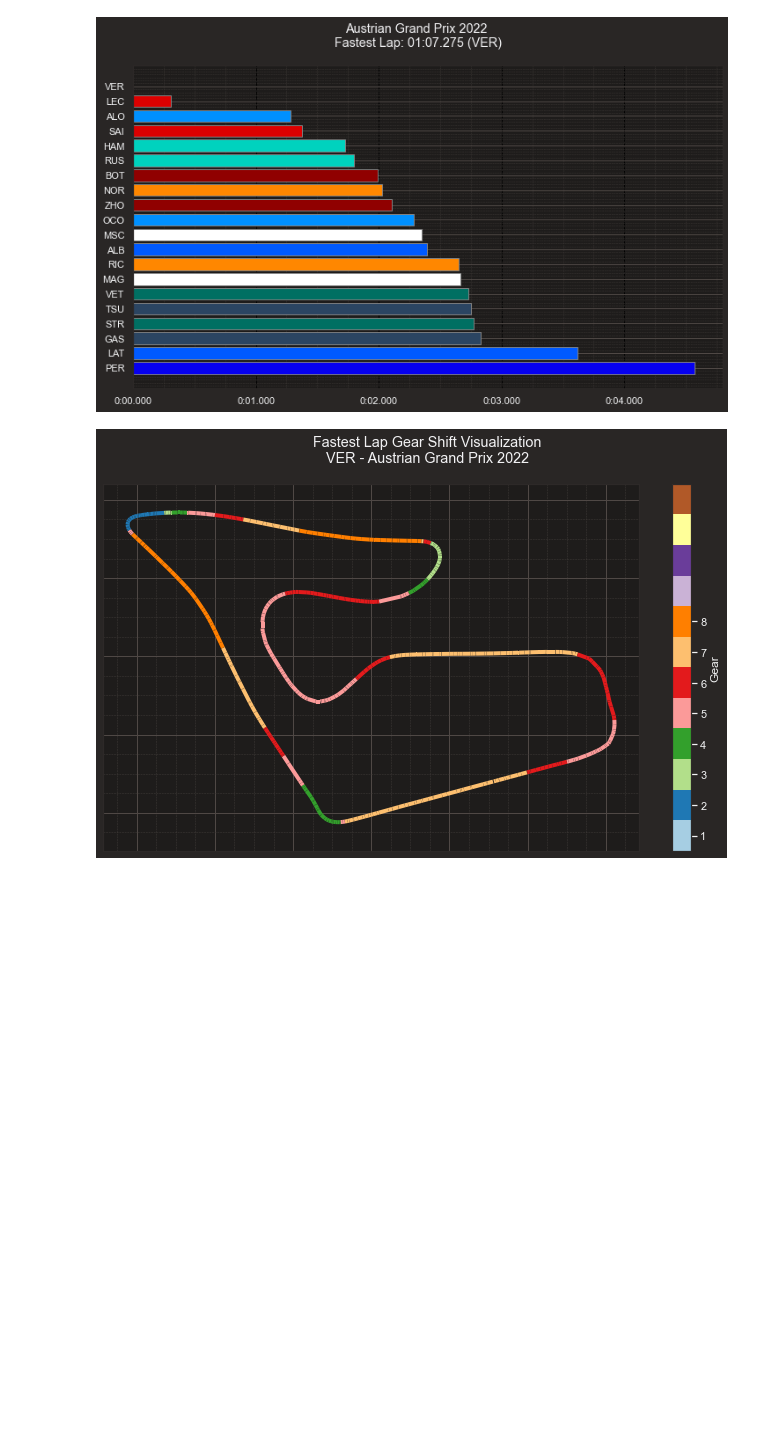
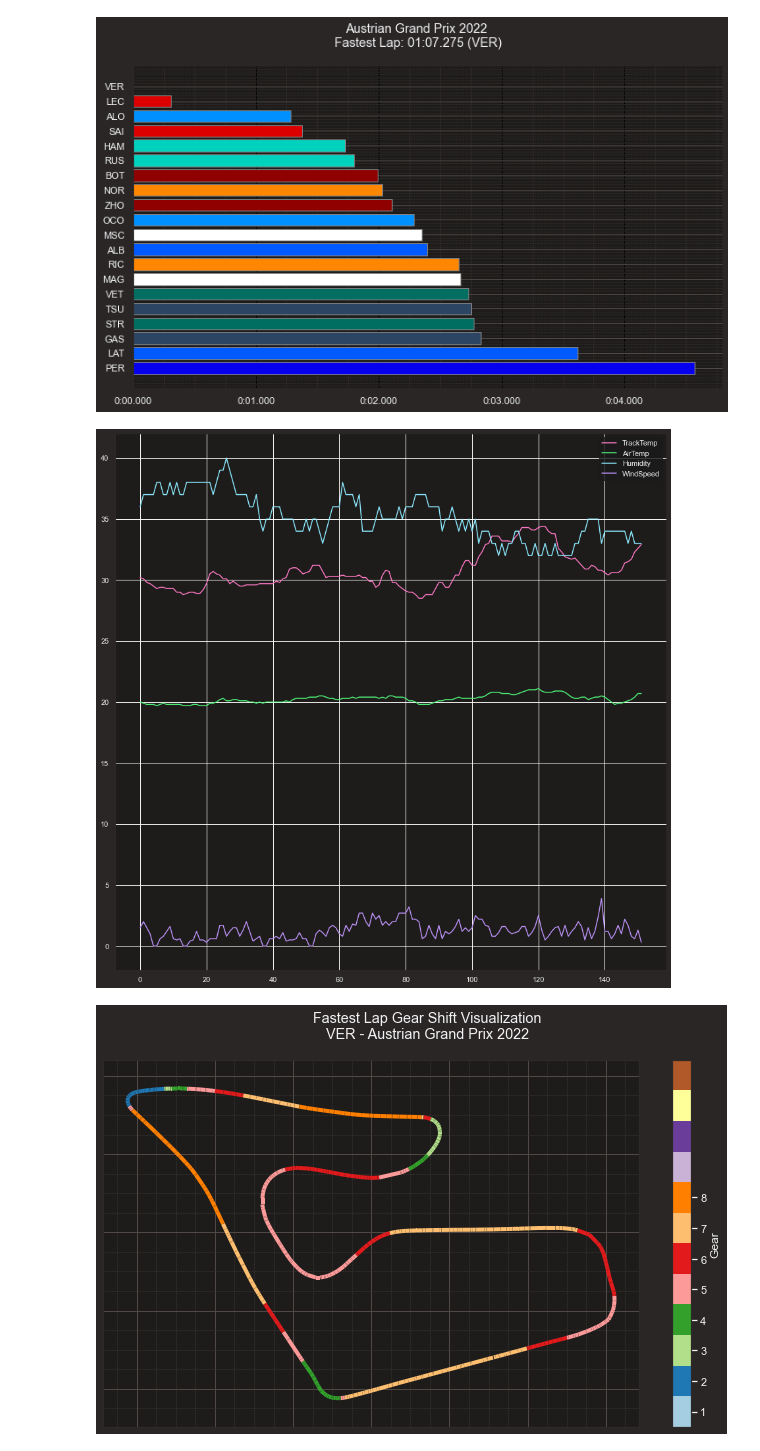
Before and after one commit to CamStevens15/F1_2022_race_analytics, a Jupyter notebook: Code_Analysis/RedBullRing2022.ipynb, the cells around one changed output. Saved outputs shown, nothing was run; the diff lists cells and outputs as text; code cells hidden in the pictures; blank space fills up the shorter version.

```diff
--- a/Code_Analysis/RedBullRing2022.ipynb
+++ b/Code_Analysis/RedBullRing2022.ipynb
@@ -67,6 +69,10 @@ fastest_laptimes(redbullring2022)
 ['LEC' 'VER' 'HAM' 'RUS' 'OCO' 'MSC' 'NOR' 'MAG' 'RIC' 'ALO' 'BOT' 'ALB'
  'STR' 'ZHO' 'GAS' 'TSU' 'VET' 'SAI' 'LAT' 'PER']
 [figure]
+# %%
+static_track_conditions(redbullring2022)
+# %% [output]
+[figure, added]
 # %%
 driver_gear_changes("VER", redbullring2022)
 # %% [output]
```
Also changed, not shown: parts of 4 cells of this notebook, 1 other file.
